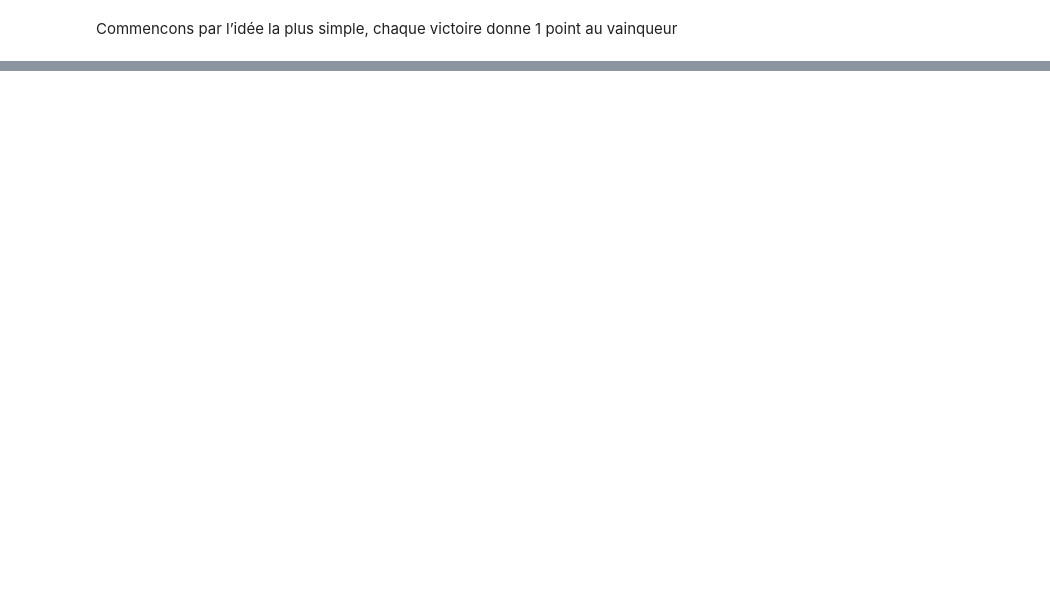
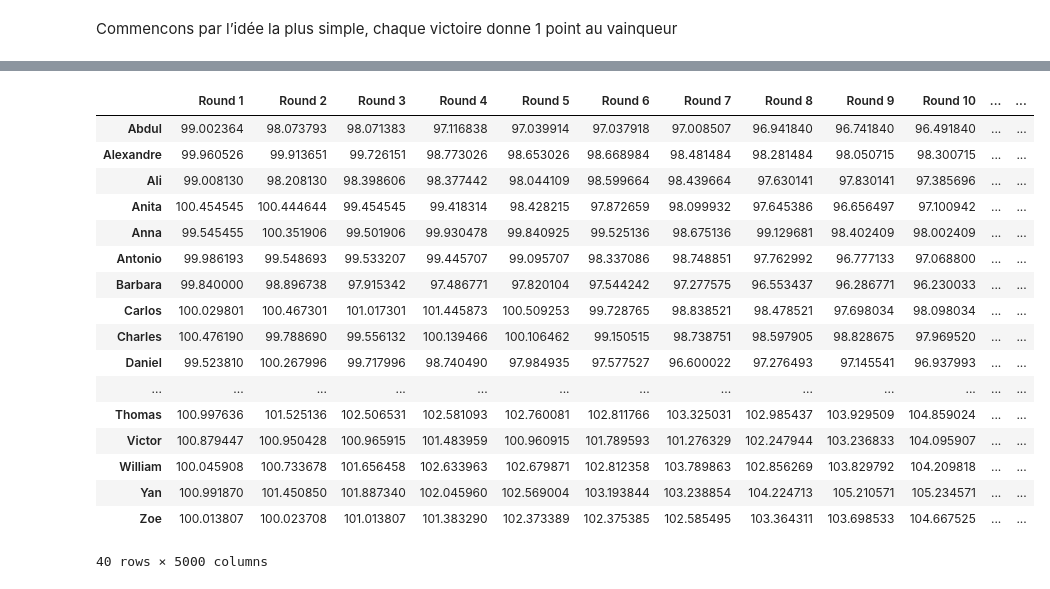
Before and after one commit to colinldt/Elo_rating_system, a Jupyter notebook: elo_rating_system.ipynb, the cells around one changed output, grey strips where cells are left out. Saved outputs shown, nothing was run; the diff lists cells and outputs as text; code cells hidden in the pictures; blank space fills up the shorter version.

```diff
--- a/elo_rating_system.ipynb
+++ b/elo_rating_system.ipynb
@@ -65,0 +117,50 @@ df_score
+# %%
+players = df['Name'].to_list()
+
+ratings = pd.Series(100.0, index=players)
+
+nb_rounds = 5000
+
+df_score_02 = pd.DataFrame(index=players, columns=[f'Round {i+1}' for i in range(nb_rounds)], dtype=float)
+
+for i in range(nb_rounds):
+    np.random.shuffle(players)
+    duel = [(players[j], players[j+1]) for j in range(0, len(players)-1,2)]
+
+    for pA, pB in duel:
+        lvl_A = int(df[df['Name'] == pA].iloc[0]['Level'])
+        lvl_B = int(df[df['Name'] == pB].iloc[0]['Level'])
+
+        prob_pA_win = lvl_A / (lvl_A + lvl_B)
+
+        win_pA = np.random.choice([1, 0], p=[prob_pA_win, 1- prob_pA_win])
+
+        if win_pA:
+            ratings[pA] += prob_pA_win
+            ratings[pB] -= prob_pA_win
+        else:
+            ratings[pA] -= prob_pA_win
+            ratings[pB] += prob_pA_win
+
+    df_score_02[f'Round {i+1}'] = ratings
+
+df_score_02
+# %% [output]
+|  | Round 1 | Round 2 | Round 3 | Round 4 | Round 5 | Round 6 | Round 7 | Round 8 | Round 9 | Round 10 | ... | ... |
+| Abdul | 99.002364 | 98.073793 | 98.071383 | 97.116838 | 97.039914 | 97.037918 | 97.008507 | 96.941840 | 96.741840 | 96.491840 | ... | ... |
+| Alexandre | 99.960526 | 99.913651 | 99.726151 | 98.773026 | 98.653026 | 98.668984 | 98.481484 | 98.281484 | 98.050715 | 98.300715 | ... | ... |
+| Ali | 99.008130 | 98.208130 | 98.398606 | 98.377442 | 98.044109 | 98.599664 | 98.439664 | 97.630141 | 97.830141 | 97.385696 | ... | ... |
+| Anita | 100.454545 | 100.444644 | 99.454545 | 99.418314 | 98.428215 | 97.872659 | 98.099932 | 97.645386 | 96.656497 | 97.100942 | ... | ... |
+| Anna | 99.545455 | 100.351906 | 99.501906 | 99.930478 | 99.840925 | 99.525136 | 98.675136 | 99.129681 | 98.402409 | 98.002409 | ... | ... |
+| Antonio | 99.986193 | 99.548693 | 99.533207 | 99.445707 | 99.095707 | 98.337086 | 98.748851 | 97.762992 | 96.777133 | 97.068800 | ... | ... |
+| Barbara | 99.840000 | 98.896738 | 97.915342 | 97.486771 | 97.820104 | 97.544242 | 97.277575 | 96.553437 | 96.286771 | 96.230033 | ... | ... |
+| Carlos | 100.029801 | 100.467301 | 101.017301 | 101.445873 | 100.509253 | 99.728765 | 98.838521 | 98.478521 | 97.698034 | 98.098034 | ... | ... |
+| Charles | 100.476190 | 99.788690 | 99.556132 | 100.139466 | 100.106462 | 99.150515 | 98.738751 | 98.597905 | 98.828675 | 97.969520 | ... | ... |
+| Daniel | 99.523810 | 100.267996 | 99.717996 | 98.740490 | 97.984935 | 97.577527 | 96.600022 | 97.276493 | 97.145541 | 96.937993 | ... | ... |
+| ... | ... | ... | ... | ... | ... | ... | ... | ... | ... | ... | ... | ... |
+| Thomas | 100.997636 | 101.525136 | 102.506531 | 102.581093 | 102.760081 | 102.811766 | 103.325031 | 102.985437 | 103.929509 | 104.859024 | ... | ... |
+| Victor | 100.879447 | 100.950428 | 100.965915 | 101.483959 | 100.960915 | 101.789593 | 101.276329 | 102.247944 | 103.236833 | 104.095907 | ... | ... |
+| William | 100.045908 | 100.733678 | 101.656458 | 102.633963 | 102.679871 | 102.812358 | 103.789863 | 102.856269 | 103.829792 | 104.209818 | ... | ... |
+| Yan | 100.991870 | 101.450850 | 101.887340 | 102.045960 | 102.569004 | 103.193844 | 103.238854 | 104.224713 | 105.210571 | 105.234571 | ... | ... |
+| Zoe | 100.013807 | 100.023708 | 101.013807 | 101.383290 | 102.373389 | 102.375385 | 102.585495 | 103.364311 | 103.698533 | 104.667525 | ... | ... |
+40 rows × 5000 columns
```
Also changed, not shown: parts of 8 cells of this notebook.
